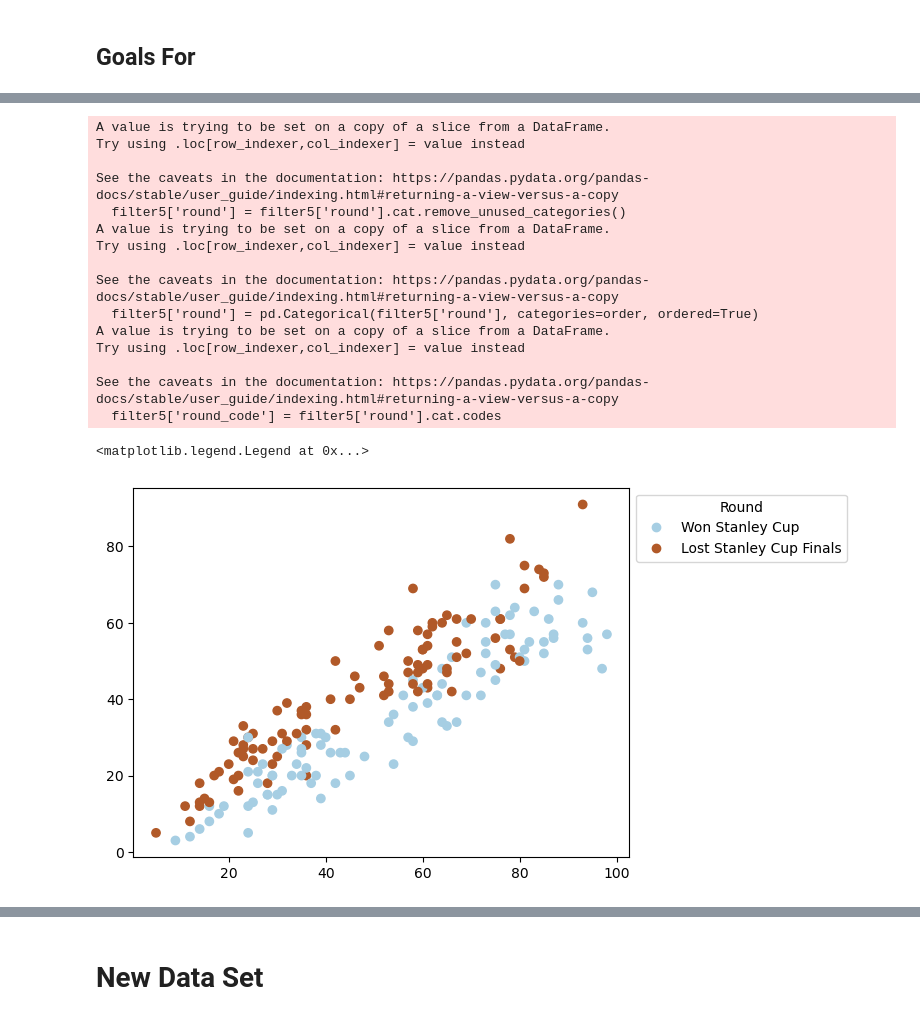
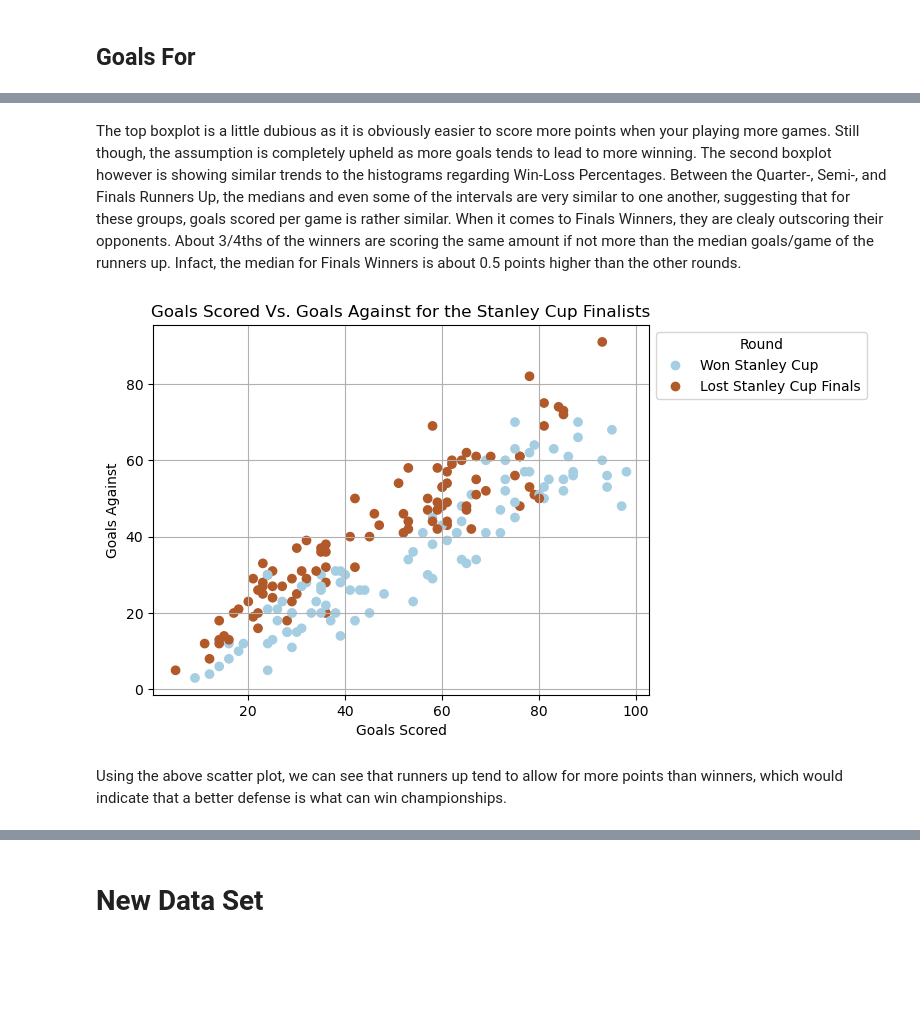
Before and after one commit to Kurt-Geissler/DSCI-235-Final-Project---Stanley-Cup-Playoffs-Analysis, a Jupyter notebook: Geissler - DSCI 235 Final Project.ipynb, the cells around one changed output, grey strips where cells are left out. Cells and saved outputs as stored; diff of their text form; code cells hidden in the pictures; blank space fills up the shorter version.

```diff
--- a/Geissler - DSCI 235 Final Project.ipynb
+++ b/Geissler - DSCI 235 Final Project.ipynb
@@ -158,6 +168,0 @@ The NHL Team to win the Stanley Cup with the Worst Playoff record is Mighty Duck
-# %%
-playoffs['ratio_rank'] = 1 - (playoffs['rank']/playoffs['num_teams'])
-
-plt.plot(playoffs['rank'],playoffs['win_loss_percentage'],'o')
-plt.xlabel('Ratio Rank')
-plt.ylabel('Playoff Win Loss Percentage')
@@ -279,36 +243,29 @@ See the caveats in the documentation: https://pandas.pydata.org/pandas-docs/stab
+# %% [markdown]
+The top boxplot is a little dubious as it is obviously easier to score more points when your playing more games. Still though, the assumption is completely upheld as more goals tends to lead to more winning. The second boxplot however is showing similar trends to the histograms regarding Win-Loss Percentages. Between the Quarter-, Semi-, and Finals Runners Up, the medians and even some of the intervals are very similar to one another, suggesting that for these groups, goals scored per game is rather similar. When it comes to Finals Winners, they are clealy outscoring their opponents. About 3/4ths of the winners are scoring the same amount if not more than the median goals/game of the runners up. Infact, the median for Finals Winners is about 0.5 points higher than the other rounds.
 # %%
 filter5 = playoffs.loc[(playoffs['round'] == 'Won Stanley Cup') | (playoffs['round'] == 'Lost Stanley Cup Finals')]
 filter5['round'] = filter5['round'].cat.remove_unused_categories()
 filter5['round'] = pd.Categorical(filter5['round'], categories=order, ordered=True)
 filter5['round_code'] = filter5['round'].cat.codes
 
 scatter = plt.scatter(filter5['goals_scored'],filter5['goals_against'],
                     c=filter5['round_code'],
                     cmap='Paired')
 
 handles, _ = scatter.legend_elements()
 labels = filter5['round'].cat.categories
 
 plt.legend(handles, labels, title='Round',loc='upper left',
            bbox_to_anchor=(1, 1))
+plt.title('Goals Scored Vs. Goals Against for the Stanley Cup Finalists')
+plt.xlabel('Goals Scored')
+plt.ylabel('Goals Against')
+plt.grid(True)
+plt.show()
 # %% [output]
-A value is trying to be set on a copy of a slice from a DataFrame.
-Try using .loc[row_indexer,col_indexer] = value instead
-
-See the caveats in the documentation: https://pandas.pydata.org/pandas-docs/stable/user_guide/indexing.html#returning-a-view-versus-a-copy
-  filter5['round'] = filter5['round'].cat.remove_unused_categories()
-A value is trying to be set on a copy of a slice from a DataFrame.
-Try using .loc[row_indexer,col_indexer] = value instead
-
-See the caveats in the documentation: https://pandas.pydata.org/pandas-docs/stable/user_guide/indexing.html#returning-a-view-versus-a-copy
-  filter5['round'] = pd.Categorical(filter5['round'], categories=order, ordered=True)
-A value is trying to be set on a copy of a slice from a DataFrame.
-Try using .loc[row_indexer,col_indexer] = value instead
-
-See the caveats in the documentation: https://pandas.pydata.org/pandas-docs/stable/user_guide/indexing.html#returning-a-view-versus-a-copy
-  filter5['round_code'] = filter5['round'].cat.codes
-<matplotlib.legend.Legend at 0x...>
-[figure, old version]
+[figure, new version]
+# %% [markdown]
+Using the above scatter plot, we can see that runners up tend to allow for more points than winners, which would indicate that a better defense is what can win championships.
 # %%
 scatter = plt.scatter(filter5['goals_per_game'],filter5['against_per_game'],
                     c=filter5['round_code'],
```
Also changed, not shown: parts of 60 cells of this notebook.
